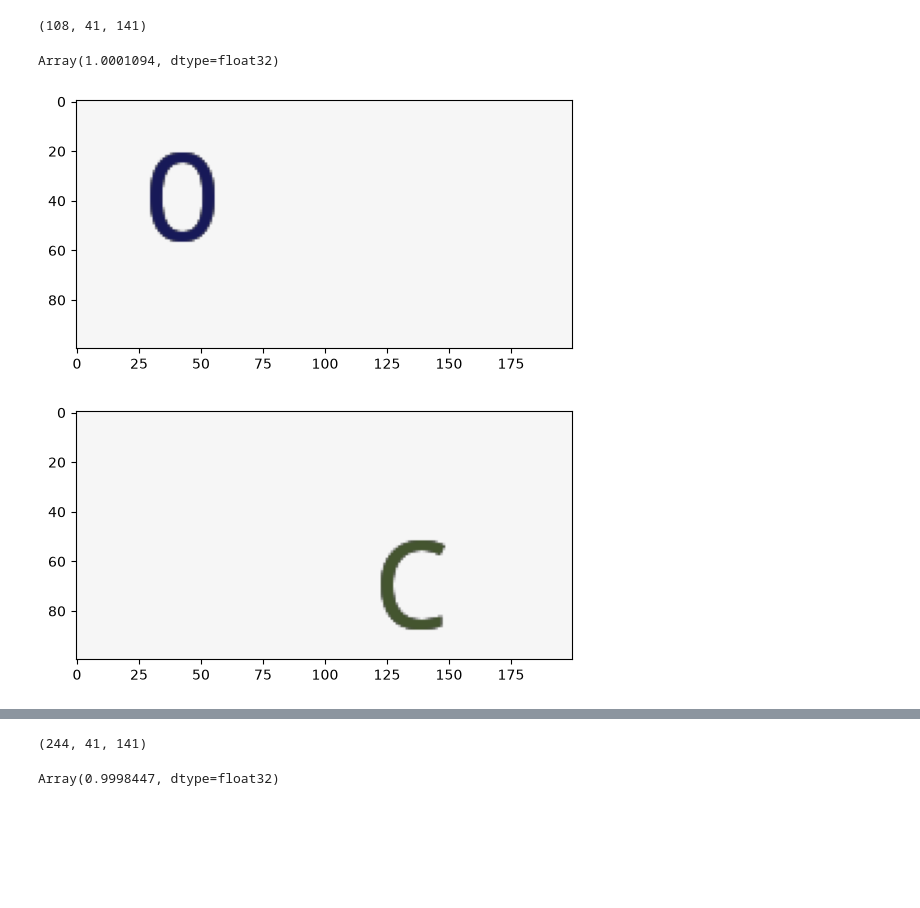
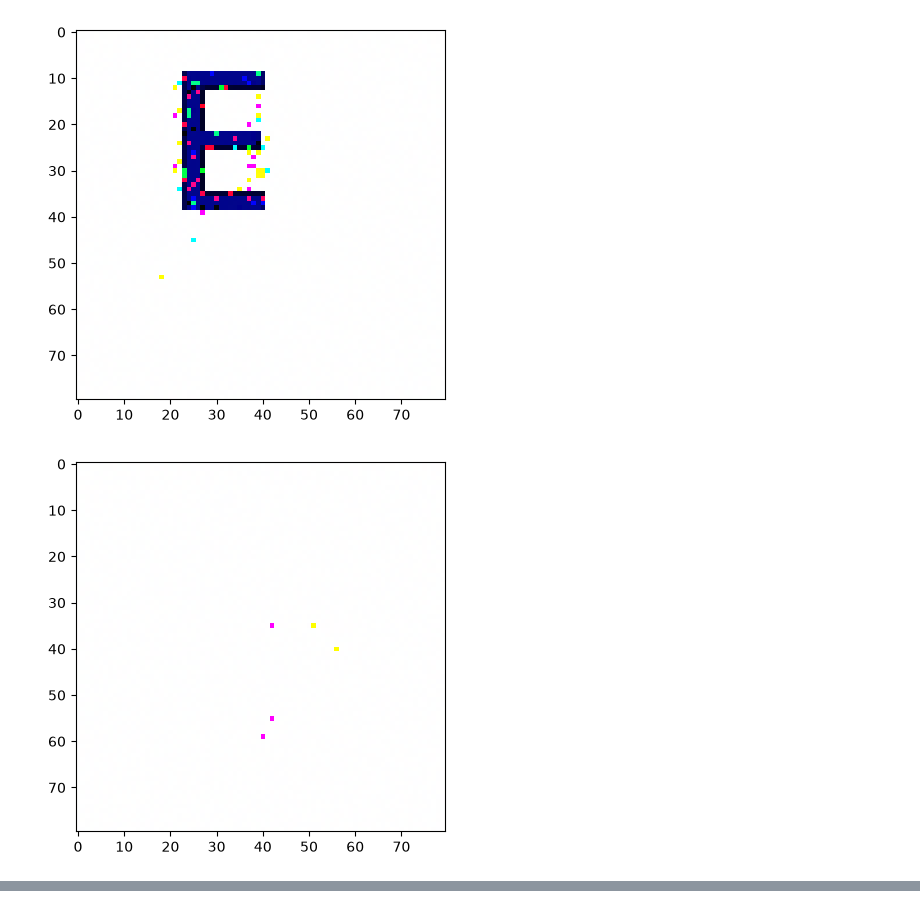
Before and after one commit to esennesh/captcha-numpyro, a Jupyter notebook: notebooks/captcha_generative.ipynb, the cells around one changed output, grey strips where cells are left out. Saved outputs shown, nothing was run; the diff lists cells and outputs as text; code cells hidden in the pictures; blank space fills up the shorter version.

Commit message:
notebooks.captcha_generative: generate samples from full model
Signed-off-by: Eli Sennesh <elisennesh@astera.org>

```diff
--- a/notebooks/captcha_generative.ipynb
+++ b/notebooks/captcha_generative.ipynb
@@ -17,18 +20,15 @@ with hydra.initialize(version_base="1.3", config_path="../configs/", job_name="e
 # %%
-captcha_model.keywords["placements"].prior.u_init.shape
+# captcha_model.keywords["placements"].prior.u_init.shape
-# %% [output]
-(108, 41, 141)
 # %%
-jnp.exp(captcha_model.keywords["placements"].prior.u_init).sum()
+# jnp.exp(captcha_model.keywords["placements"].prior.u_init).sum()
-# %% [output]
-Array(1.0001094, dtype=float32)
 # %%
-for s in range(10):
-    with numpyro.handlers.seed(rng_seed=s):
-        with numpyro.handlers.plate("batch", 8):
-            img = captcha_model()[0]
-    plt.imshow(img.squeeze(), vmin=0., vmax=1.)
+for i in range(10):
+    with numpyro.handlers.seed(rng_seed=i):
+        imgs = captcha_model(None, scale=1e-3)
+        imgs = jnp.clip(imgs, 0., 1.)
+
+    plt.imshow(jnp.moveaxis(imgs[0].squeeze(), 0, -1), vmin=0., vmax=1.)
     plt.show()
 # %% [output]
-[figure, old version]
+[figure, new version]
-[figure, old version]
+[figure, new version]
@@ -48,8 +42,0 @@ with hydra.initialize(version_base="1.3", config_path="../configs/", job_name="e
-# %%
-captcha_model.keywords["placements"].prior.u_init.shape
-# %% [output]
-(244, 41, 141)
-# %%
-jnp.exp(captcha_model.keywords["placements"].prior.u_init).sum()
-# %% [output]
-Array(0.9998447, dtype=float32)
```
Also changed, not shown: parts of 9 cells of this notebook.
